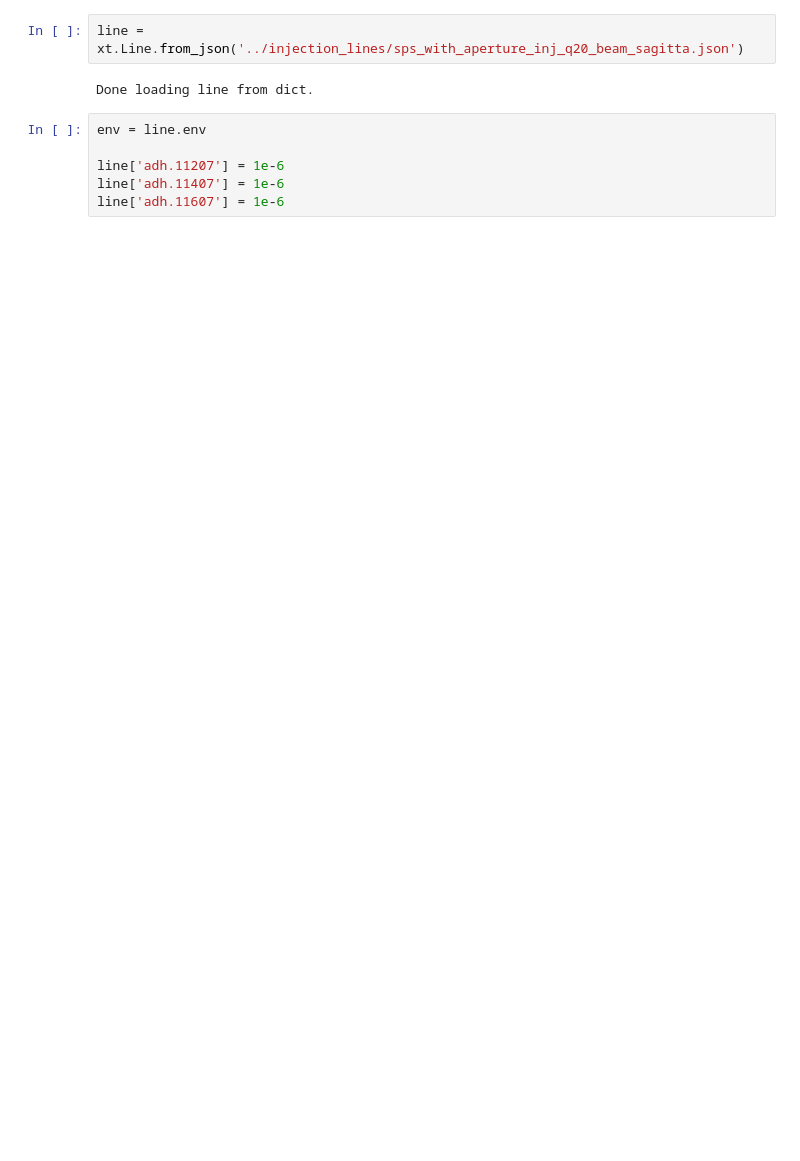
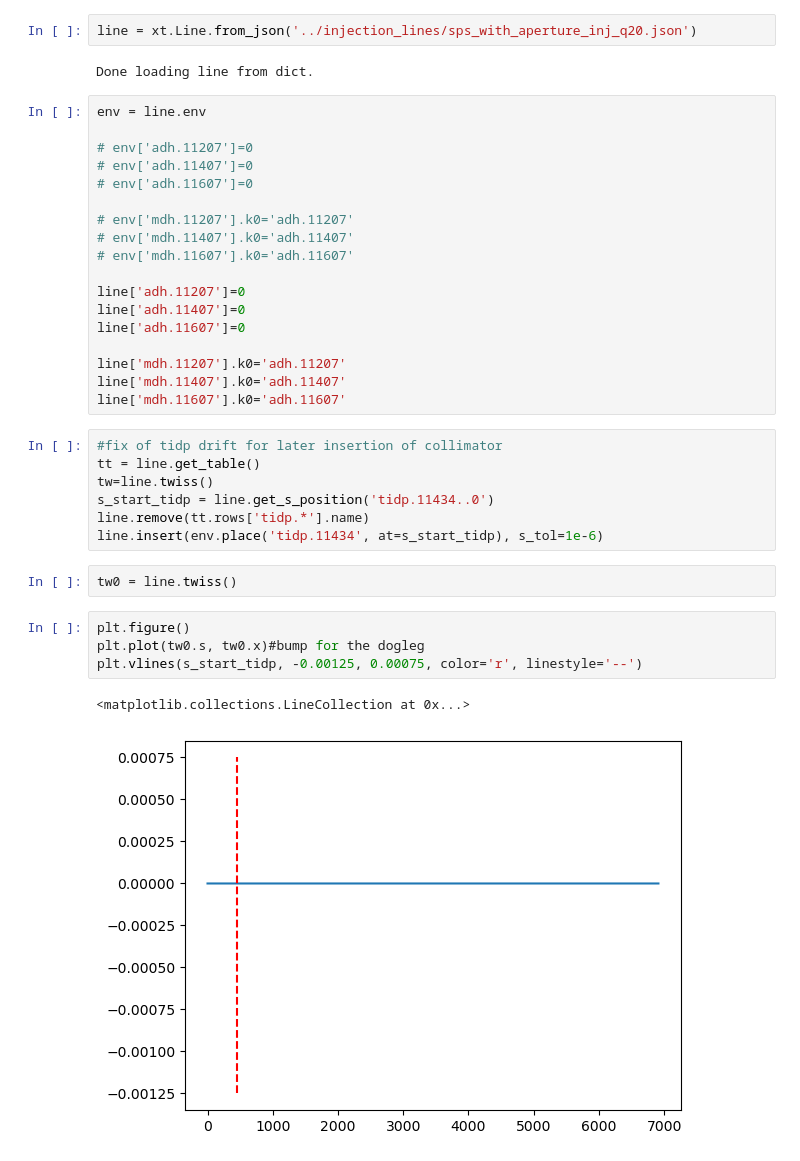
Before and after one commit to lisepauwels/sps_simulations, a Jupyter notebook: MD_analysis/bump_installation_test.ipynb, the cells around one changed output. Saved outputs shown, nothing was run; the diff lists cells and outputs as text; blank space fills up the shorter version.

Commit message:
bump installation test2

```diff
--- a/MD_analysis/bump_installation_test.ipynb
+++ b/MD_analysis/bump_installation_test.ipynb
@@ -14,14 +14,42 @@ import xcoll as xc
 import apertls
 from matplotlib.colors import LogNorm
 # %%
-line = xt.Line.from_json('../injection_lines/sps_with_aperture_inj_q20_beam_sagitta.json')
+line = xt.Line.from_json('../injection_lines/sps_with_aperture_inj_q20.json')
 # %% [output]
 Done loading line from dict.
 # %%
 env = line.env
 
-line['adh.11207'] = 1e-6
-line['adh.11407'] = 1e-6
-line['adh.11607'] = 1e-6
+# env['adh.11207']=0
+# env['adh.11407']=0
+# env['adh.11607']=0
+
+# env['mdh.11207'].k0='adh.11207'
+# env['mdh.11407'].k0='adh.11407'
+# env['mdh.11607'].k0='adh.11607'
+
+line['adh.11207']=0
+line['adh.11407']=0
+line['adh.11607']=0
+
+line['mdh.11207'].k0='adh.11207'
+line['mdh.11407'].k0='adh.11407'
+line['mdh.11607'].k0='adh.11607'
+# %%
+#fix of tidp drift for later insertion of collimator
+tt = line.get_table()
+tw=line.twiss()
+s_start_tidp = line.get_s_position('tidp.11434..0')
+line.remove(tt.rows['tidp.*'].name)
+line.insert(env.place('tidp.11434', at=s_start_tidp), s_tol=1e-6)
+# %%
+tw0 = line.twiss()
+# %%
+plt.figure()
+plt.plot(tw0.s, tw0.x)#bump for the dogleg
+plt.vlines(s_start_tidp, -0.00125, 0.00075, color='r', linestyle='--')
+# %% [output]
+<matplotlib.collections.LineCollection at 0x...>
+[figure, added]
 # %%
 opt = line.match(
```
Also changed, not shown: parts of 3 cells of this notebook.
